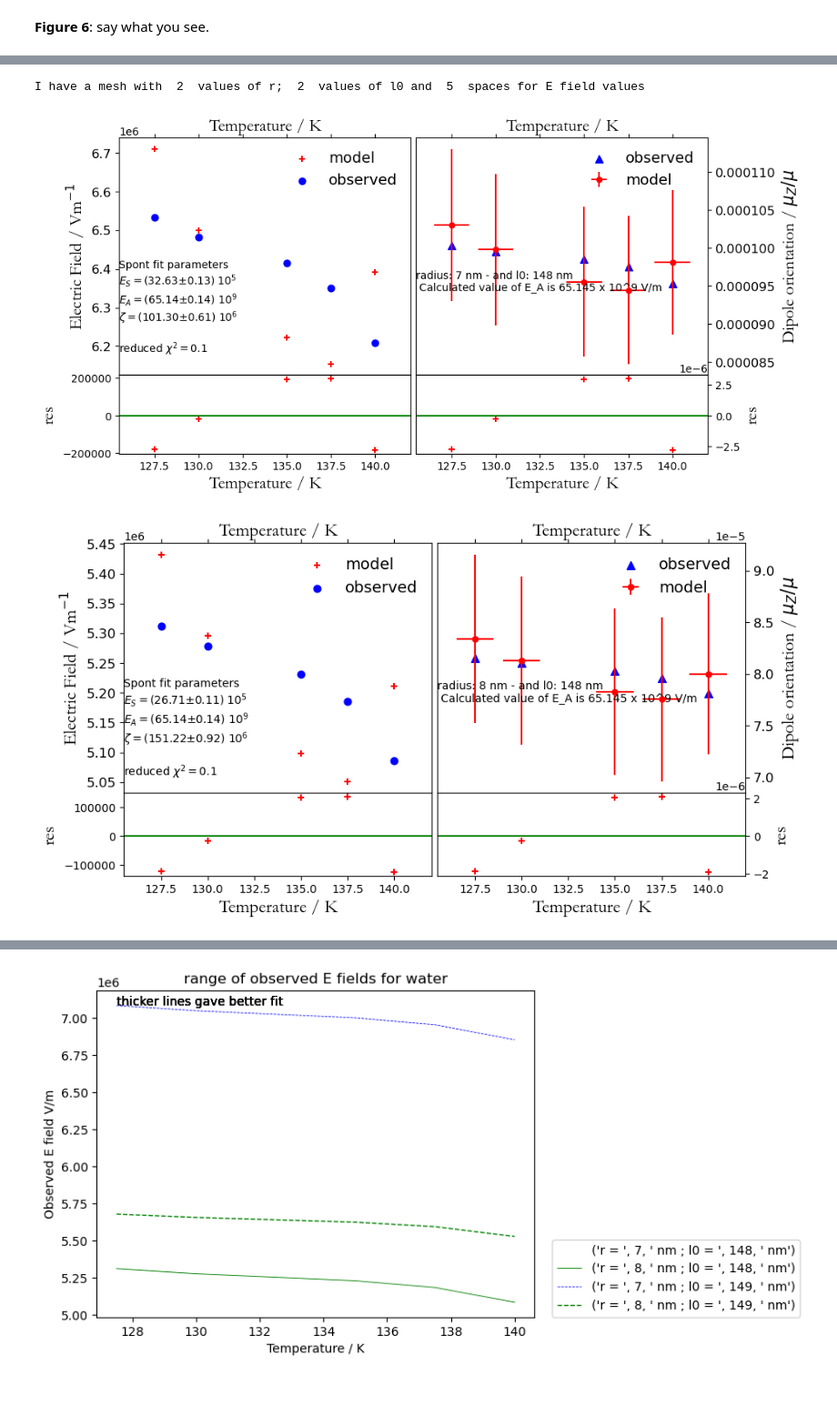
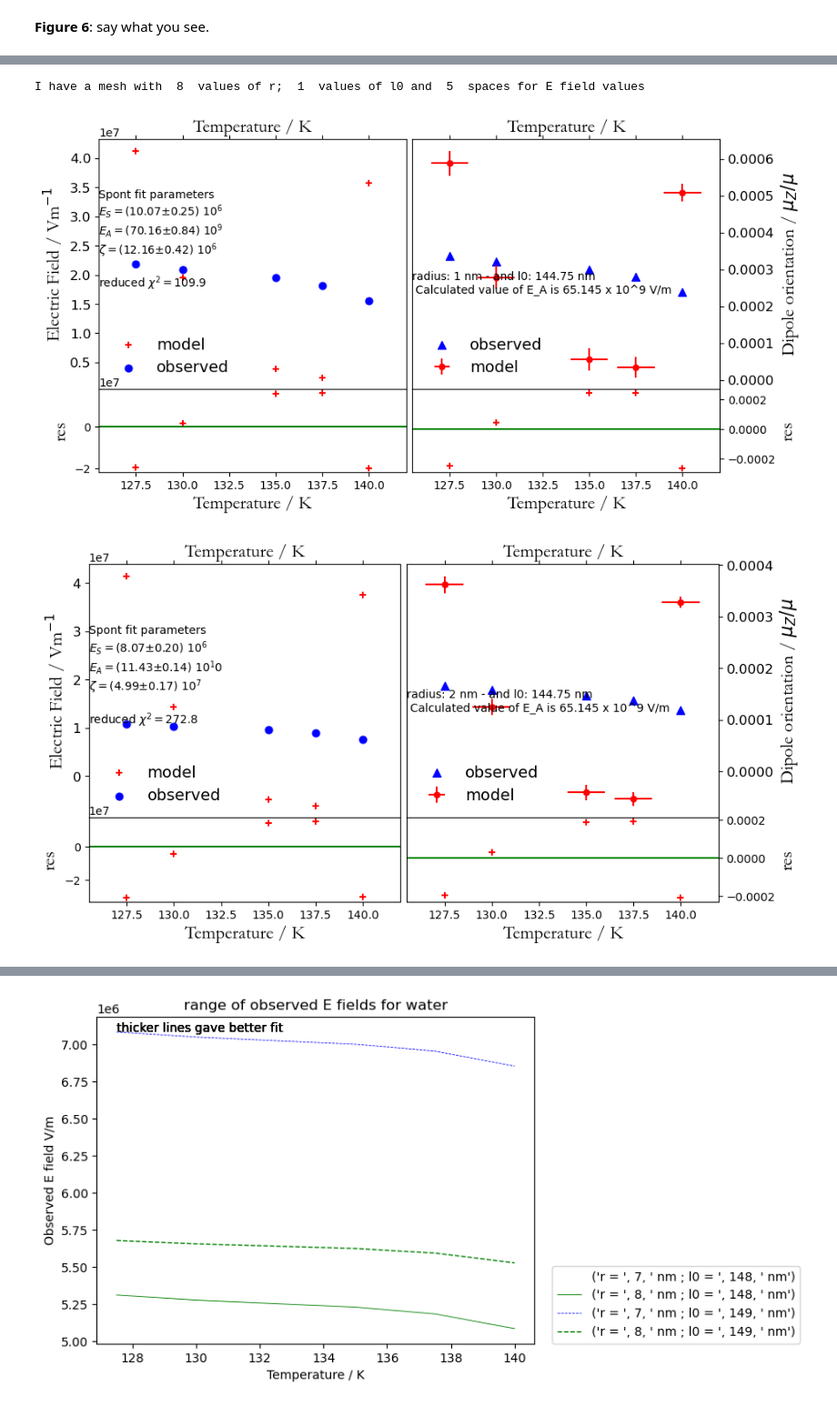
Before and after one commit to cassidy-andrew/VUV_water_spont, a Jupyter notebook: regularising the water data.ipynb, the cells around one changed output, grey strips where cells are left out. Shown at 91% size. Cells and saved outputs as stored; diff of their text form; code cells hidden in the pictures.

```diff
--- a/regularising the water data.ipynb
+++ b/regularising the water data.ipynb
@@ -73,12 +73,12 @@ take the residuals between the calculated and observed values of $E_{SP}$ and/or
 # %%
 #What molecule are we looking at?
 name='water'
-filename='crys_water_3G' #these peak positins come from Rachel's Gaussian fits to water data.
+filename='crys_water' #these peak positins come from Rachel's Gaussian fits to water data.
 #working_dir=(r'C:\Users\au302163\Fit water VUV data')
 
 df = pd.read_csv(filename+'.txt', delim_whitespace=True, header=None)
 
-l0=(149) # lambda_0 in nm
+l0=(144.75) # lambda_0 in nm
 
 r_nm=(8) # in nm electron-hole radius
 eps = (1.70172) #epsilon - usually take (refractive index)**2  - Kofman_2019_ApJ
@@ -587,7 +587,7 @@ for k in range(0,3):
 #xmax=(SpontelData.xmax.iloc[1])
 #ticks=[SpontelData.ticks.iloc[0:3]]
 
-
+zetacur=ESzetacur/EScur
 ymodel_E=EAcur*ymodel
 
 #Define text to print on each graph
@@ -882,8 +882,8 @@ Etoau=5.142e11
 #
 # %%
 
-r_nm_values = np.array([7,8])
-l0_values = np.array([148,149])
+r_nm_values = np.array([1,2,3,4,5,6,7,8])
+l0_values = np.array([144.75])
 
 r_nm_values_2D, l0_values_2D = np.meshgrid(r_nm_values, l0_values)
 r_nm_values_3D, l0_values_3D, Efield_3D = np.meshgrid(r_nm_values, l0_values, Temp)
@@ -1197,33 +1197,33 @@ for loop_index_i in range(r_nm_values_2D.shape[0]):
         string+="<br>"+"$E_S =$"+NeaterOut(EScur,SigPar[0])
         string+="<br>"+"$E_A =$"+NeaterOut(EAcur,SigPar[1])
         string+="<br>"+"$\zeta =$"+NeaterOut(zetacur,SigPar[2])
         string+="<br><br>"+"reduced $\chi^2 =$"+'{0:.1f}'.format(dlsqsum)+"<br>"
         #display(Markdown(string)) #Use this line to see the individual results for fitting parameters per dataset
 
         ES=NeaterOut(EScur,SigPar[0])
         EA=NeaterOut(EAcur,SigPar[1])
         zeta=NeaterOut(zetacur,SigPar[2])
         os.chdir('..')
 
         chi2_values[loop_index_i, loop_index_j] = dlsqsum
         ES_test=(EScur/5.14220652e+11)
         EA_test=(EAcur/5.14220652e+11)
         zeta_test=(zetacur)
 
         m_check= - (T/(mu_0*((-EA_test*muz_mu0_array)+ES_test*(1+(muz_mu0_array**2)*zeta_test)))) + 1/(np.tanh((mu_0*(-EA_test*muz_mu0_array+ES_test*(1+(muz_mu0_array**2)*zeta_test)))/T))
         E_check = np.sum(((ymodel_E-Eobs)**2)**0.5)
         figofmerit_E = E_check #some estimate of errors based on least squares regression
         figofmerit_m = np.sum(((m_check-muz_mu0_array)**2)**0.5)
 
         figofmerit_values_m[loop_index_i, loop_index_j] = figofmerit_m
         figofmerit_values_E[loop_index_i, loop_index_j] = figofmerit_E
 
         #Also, save the plots of each obs E field, because this changes a lot as r and l0 vary
 
         for loop_index_z in range(r_nm_values_3D.shape[2]):
             Efield = Eobs[loop_index_z]
             all_obs_E_field[loop_index_i, loop_index_j, loop_index_z] = Efield
 # %% [output]
-I have a mesh with  2  values of r;  2  values of l0 and  5  spaces for E field values
+I have a mesh with  8  values of r;  1  values of l0 and  5  spaces for E field values
-[figure, old version]
+[figure, new version]
-[figure, old version]
+[figure, new version]
```
Also changed, not shown: parts of 8 cells of this notebook.
